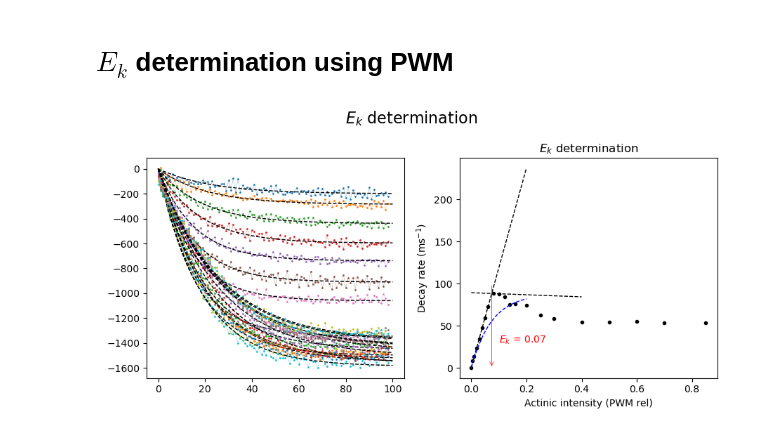
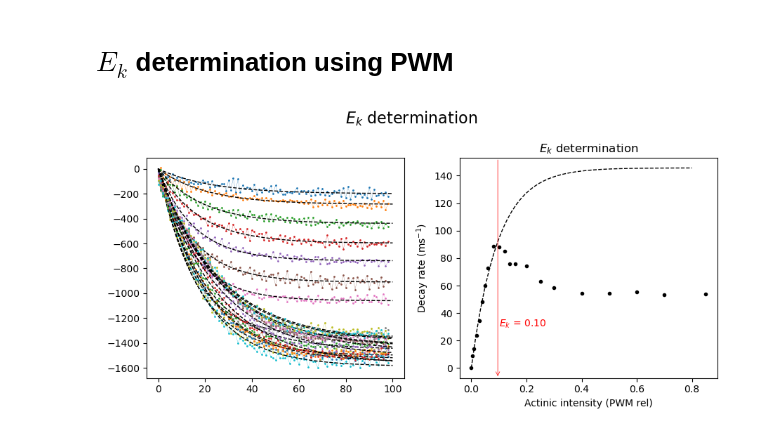
Before and after one commit to orlandomarcelo/DREAM_repo, a Jupyter notebook: Notebooks/Ek.ipynb, the cells around one changed output. Drawn from its saved outputs; the diff is of its cells as text; code cells hidden in the pictures.

```diff
--- a/Notebooks/Ek.ipynb
+++ b/Notebooks/Ek.ipynb
@@ -108,7 +108,7 @@ vitesse.insert(0,0)
 
 ax2.plot(Intensity, vitesse,'o', color ='k', markersize = 3)
 
-Ek_fit = "lin" # "lin", "exp", overshoot" or "test"
+Ek_fit = "exp" # "lin", "exp", overshoot" or "test"
 
 if Ek_fit == "exp":
     popt, xfit, yfit = tools.Ek_fit(Intensity[0:10], vitesse[0:10], 0, 0.8, 50, p0 = [88, 0.07])
@@ -126,32 +126,34 @@ if Ek_fit == "lin":
     ax2.annotate("", xy=(Ek, 0), xytext=(Ek, 100), arrowprops=dict(arrowstyle="->", color="red", linewidth = 0.5))
     ax2.text(0.1, 30, f"$E_k$ = {Ek:.2f}", fontsize = 10, color = "red")
 
     auxx = np.linspace(0,0.2,50)
 
     ax2.plot(auxx, mf.exp_saturation(auxx,88,Ek), '--', color ='blue', linewidth = 1)
 
 if Ek_fit == "overshoot":
     popt, xfit, yfit = tools.sat_overshoot_fit(Intensity, vitesse, 0, 0.8, 50, p0 = [55, 0.02, 40, 0.1])
     ax2.plot(xfit, yfit, '--', color ='k', linewidth = 1)
     Ek = popt[1]
     ax2.annotate("", xy=(Ek, ax2.get_ylim()[0]), xytext=(Ek, ax2.get_ylim()[1]), arrowprops=dict(arrowstyle="->", color="red", linewidth = 0.5))
     ax2.text(0.1, 30, f"$E_k$ = {Ek:.2f}", fontsize = 10, color = "red")
 
 
 
 
 ax2.set_title("$E_{k}$ determination")
 ax2.set_xlabel("Actinic intensity (PWM rel)")
 ax2.set_ylabel("Decay rate (ms$^{-1}$)")
+# ax2.set_xlim([0,0.13])
+# ax2.set_ylim([0,100])
 
 fig.tight_layout()
 
 plt.show()
 
 fig_folder = manip.path + "/Figures"
 if not os.path.isdir(fig_folder):
     os.mkdir(fig_folder)
 
-fig.savefig(fig_folder + "/" + figure_name + ".png")
+fig.savefig(fig_folder + "/" + figure_name + Ek_fit + ".png")
 # %% [output]
-[figure, old version]
+[figure, new version]
```
